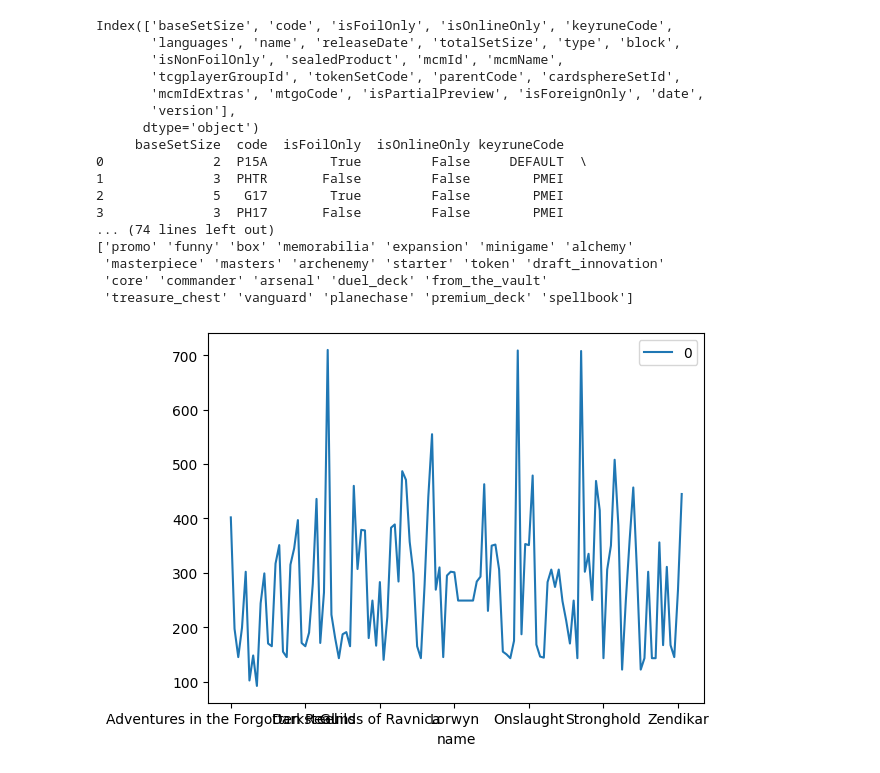
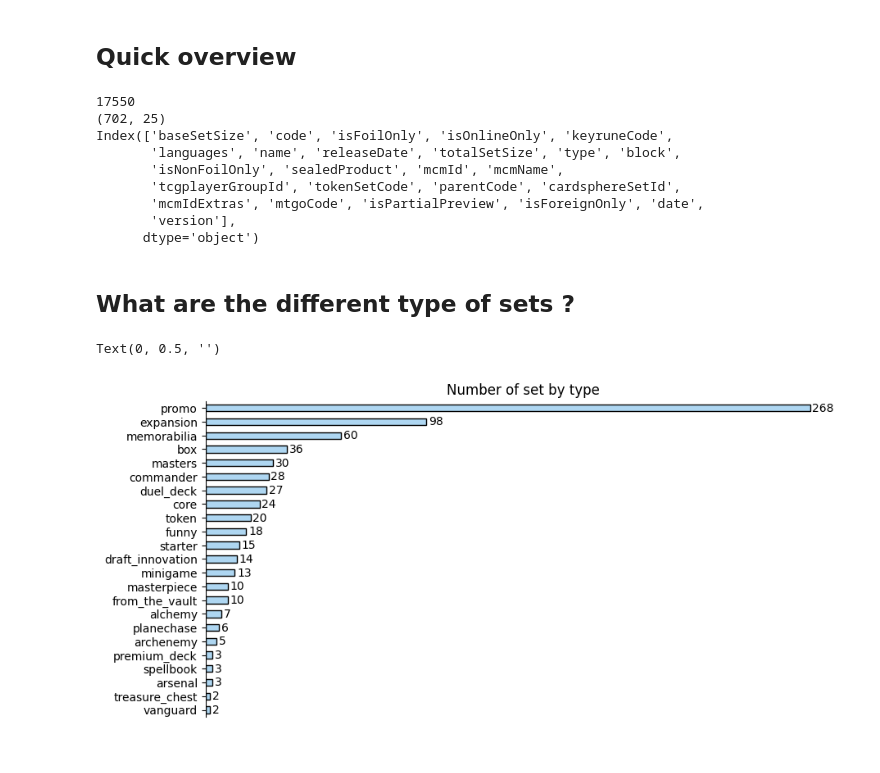
Before and after one commit to Undeadamien/mtg_analyst, a Jupyter notebook: allsets/allsets.ipynb, the cells around one changed output. Saved outputs shown, nothing was run; the diff lists cells and outputs as text; code cells hidden in the pictures.

```diff
--- a/allsets/allsets.ipynb
+++ b/allsets/allsets.ipynb
@@ -6,12 +11,15 @@ import pandas as pd
 with open("./SetList.json", encoding="utf8") as data_file:
     data = json.load(data_file)
     default_df = pd.json_normalize(data, "data").assign(**data["meta"])
+# %% [markdown]
+## Quick overview
 # %%
+print(default_df.size)
+print(default_df.shape)
 print(default_df.columns)
-print(default_df)
-
-print(default_df["type"].unique())
 # %% [output]
+17550
+(702, 25)
 Index(['baseSetSize', 'code', 'isFoilOnly', 'isOnlineOnly', 'keyruneCode',
        'languages', 'name', 'releaseDate', 'totalSetSize', 'type', 'block',
        'isNonFoilOnly', 'sealedProduct', 'mcmId', 'mcmName',
@@ -19,22 +27,25 @@ Index(['baseSetSize', 'code', 'isFoilOnly', 'isOnlineOnly', 'keyruneCode',
        'mcmIdExtras', 'mtgoCode', 'isPartialPreview', 'isForeignOnly', 'date',
        'version'],
       dtype='object')
-     baseSetSize  code  isFoilOnly  isOnlineOnly keyruneCode
-0              2  P15A        True         False     DEFAULT  \
-1              3  PHTR       False         False        PMEI
-2              5   G17        True         False        PMEI
-3              3  PH17       False         False        PMEI
-... (74 lines left out)
-['promo' 'funny' 'box' 'memorabilia' 'expansion' 'minigame' 'alchemy'
- 'masterpiece' 'masters' 'archenemy' 'starter' 'token' 'draft_innovation'
- 'core' 'commander' 'arsenal' 'duel_deck' 'from_the_vault'
- 'treasure_chest' 'vanguard' 'planechase' 'premium_deck' 'spellbook']
-# %%
-df = default_df.loc[
-    (default_df["type"] == "core") | (default_df["type"] == "expansion")
-]
-df = pd.DataFrame(df["totalSetSize"].values, index=df["name"])
-
-plot = df.plot(kind="line")
-# %% [output]
-[figure, removed]
+# %% [markdown]
+## What are the different type of sets ?
+# %%
+df = default_df.value_counts("type", ascending=True)
+
+
+fig, axes = plt.subplots(nrows=1)
+fig.set_size_inches(10, 5)
+
+
+for side in ["top", "bottom", "right"]:
+    axes.spines[f"{side}"].set_visible(False)
+
+
+plot = df.plot(kind="barh", rot=0, ax=axes, edgecolor="k", color="#AED6F1")
+plot.tick_params("x", which="both", bottom=False, labelbottom=False)
+plot.bar_label(plot.containers[0], padding=2)
+plot.set_title("Number of set by type")
+plot.set_ylabel("")
+# %% [output]
+Text(0, 0.5, '')
+[figure, added]
```
Also changed, not shown: parts of 3 cells of this notebook, 2 other files.
